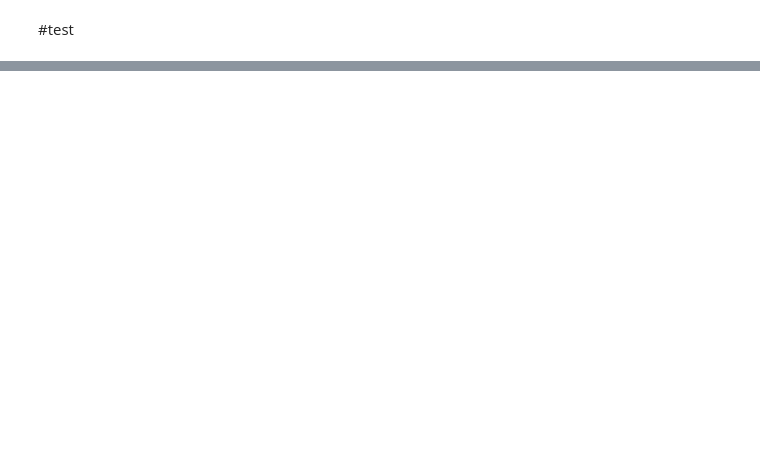
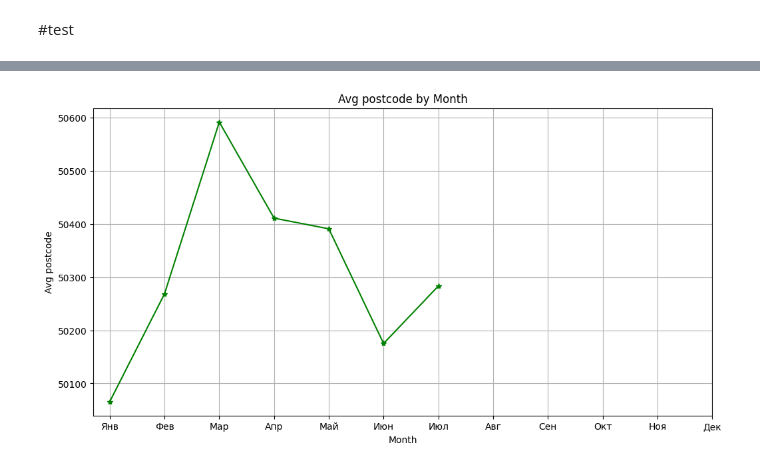
Before and after one commit to vit050587/skytec_test, a Jupyter notebook: test_work.ipynb, the cells around one changed output, grey strips where cells are left out. Saved outputs shown, nothing was run; the diff lists cells and outputs as text; code cells hidden in the pictures; blank space fills up the shorter version.

```diff
--- a/test_work.ipynb
+++ b/test_work.ipynb
@@ -105,0 +89,14 @@ def calculation_of_metrics():
+# %%
+# аналитические метрики
+df = pd.read_csv(r"C:\Users\vtk_ru1\OneDrive - Servier Monde\Рабочий стол\Project ML\Skytec_test\skytec_test\fake.csv")
+df['birthday'] = pd.to_datetime(df['birthday'])
+confidence = 0.95                                                 # доверительный интервал
+df_post = df[['birthday', 'postcode']]
+df_post['birthday'] = pd.to_datetime(df_post['birthday'])
+df_post.set_index('birthday', inplace=True)
+
+mean = np.mean(df_post)
+std_err = stats.sem(df_post)
+z_score = stats.norm.ppf(1 - (1 - confidence) / 2)
+margin_of_error = z_score * std_err
+confidence_interval = (mean - margin_of_error, mean + margin_of_error)
@@ -105,0 +109,2 @@ def calculation_of_metrics():
+# %%
+df_post['month'] = pd.DatetimeIndex(df_post.index).month # вынес отдельно  мясяц из индекса временного ряда
@@ -105,0 +117,14 @@ def calculation_of_metrics():
+# %%
+avg_month = df_post.groupby('month')['postcode'].mean() # группировка по месяцам среднего показателя почтового индекса (бред, но работаю с тем что  сгенерил)
+# %%
+# визуализация на графике
+plt.figure(figsize=(12, 6))
+plt.plot(avg_month.index, avg_month.values, marker='*', color='g', linestyle='-')
+plt.xticks(range(1, 13), ['Янв', 'Фев', 'Мар', 'Апр', 'Май', 'Июн', 'Июл', 'Авг', 'Сен', 'Окт', 'Ноя', 'Дек'])
+plt.title('Avg postcode by Month')
+plt.xlabel('Month')
+plt.ylabel('Avg postcode')
+plt.grid(True)
+plt.show()
+# %% [output]
+[figure, added]
```
Also changed, not shown: parts of 13 cells of this notebook.
